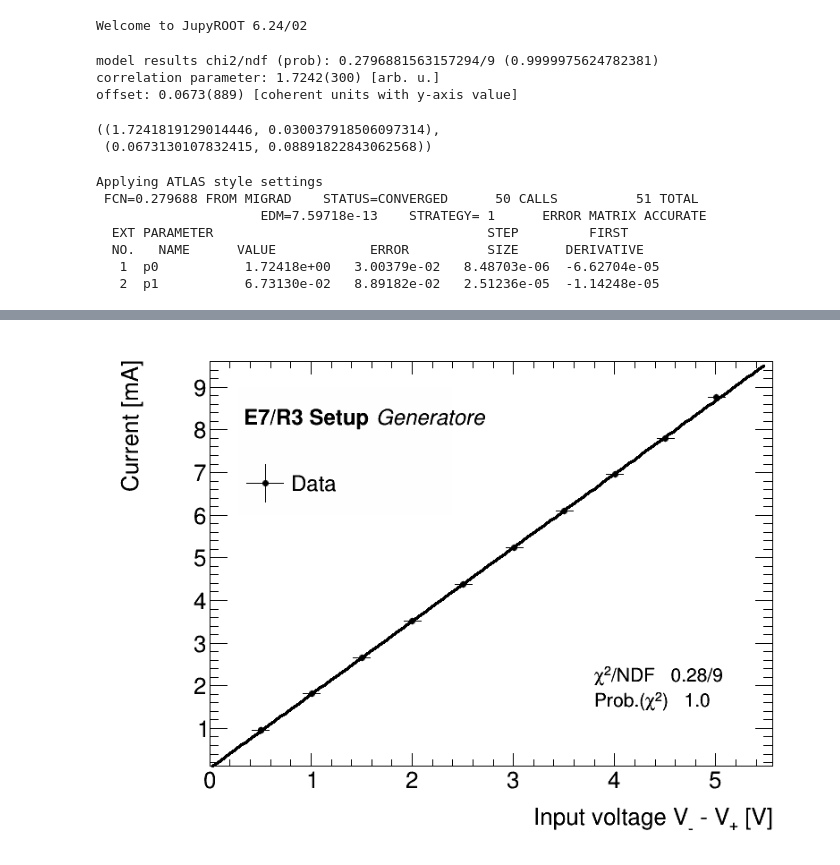
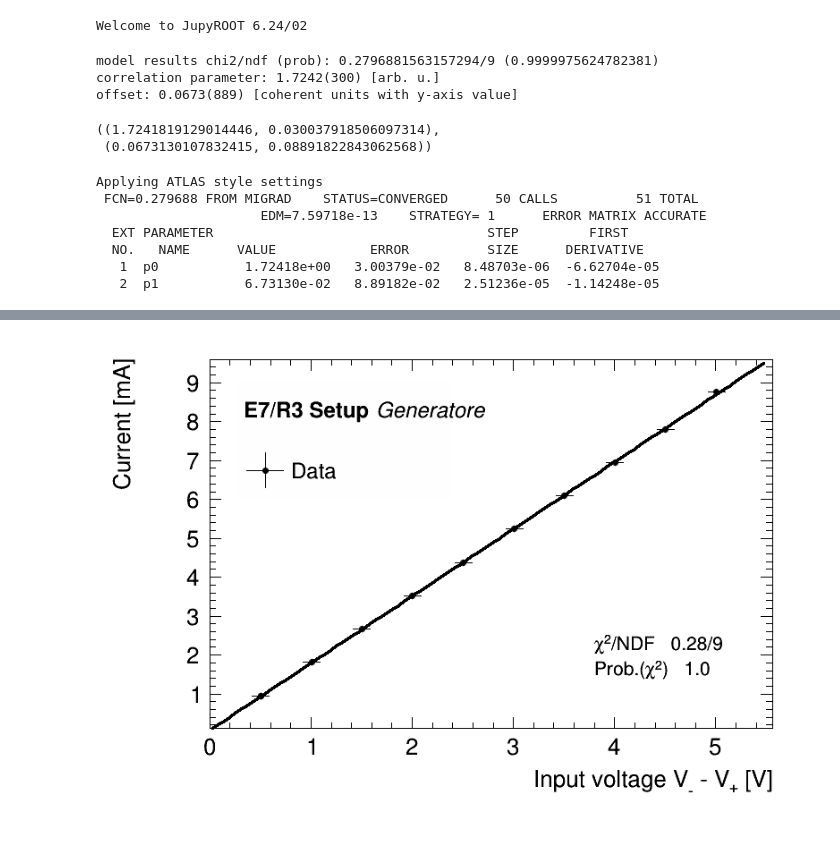
Before and after one commit to mattiasotgia/Lab2, a Jupyter notebook: esperienza_7__effetto_hall/analisi_dati/testing.ipynb, the cells around one changed output, grey strips where cells are left out. Saved outputs shown, nothing was run; the diff lists cells and outputs as text; code cells hidden in the pictures; blank space fills up the shorter version.

Commit message:
figure size

```diff
--- a/esperienza_7__effetto_hall/analisi_dati/testing.ipynb
+++ b/esperienza_7__effetto_hall/analisi_dati/testing.ipynb
@@ -3,7 +3,7 @@ import setup_hall.linear_regression as lg
 # %% [output]
 Welcome to JupyROOT 6.24/02
 # %%
-gen_i10mA = lg.linear_regression('generatore.txt', system='current')
+gen_i10mA = lg.linear_regression('generatore.txt', system='current',figsize=(800,550))
 
 gen_i10mA.set_model_parameters(1000/500, 0)
 
@@ -25,3 +26,3 @@ Applying ATLAS style settings
 Info in <TCanvas::Print>: pdf file /Users/massimosotgia/Desktop/uni_at_DIFI/Lab2/esperienza_7__effetto_hall/fig/GEN.0.10mA.pdf has been created
-[figure, old version]
+[figure, new version]
 # %%
```
Also changed, not shown: parts of 3 cells of this notebook, 3 other files.
